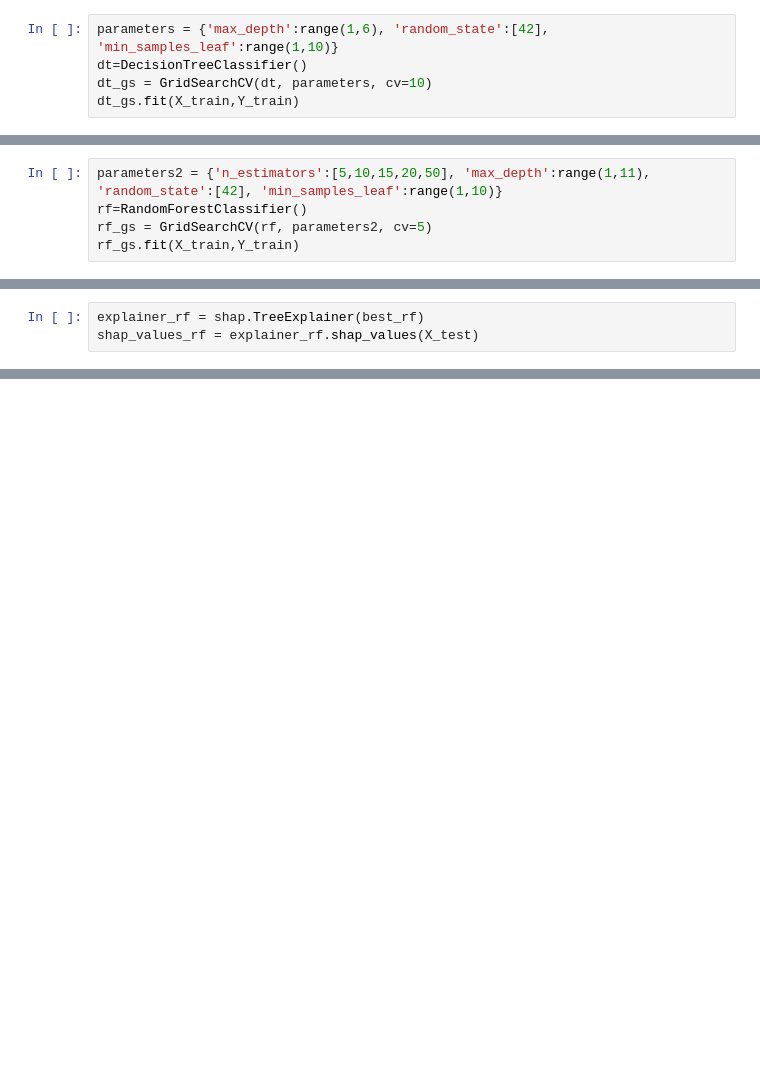
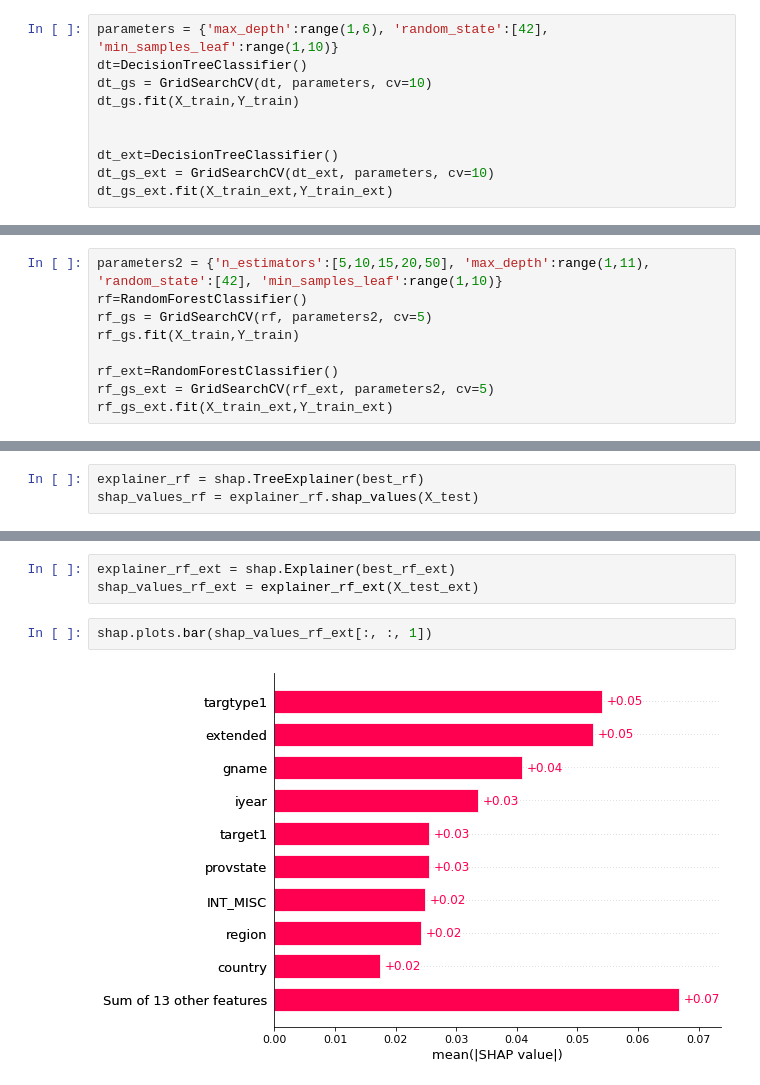
Before and after one commit to polyake/bigdata_hf_2022, a Jupyter notebook: BigDataHF_modelling.ipynb, the cells around one changed output, grey strips where cells are left out. Drawn from its saved outputs; the diff is of its cells as text; blank space fills up the shorter version.

```diff
--- a/BigDataHF_modelling.ipynb
+++ b/BigDataHF_modelling.ipynb
@@ -577,6 +579,11 @@ parameters = {'max_depth':range(1,6), 'random_state':[42], 'min_samples_leaf':ra
 dt=DecisionTreeClassifier()
 dt_gs = GridSearchCV(dt, parameters, cv=10)
 dt_gs.fit(X_train,Y_train)
+
+
+dt_ext=DecisionTreeClassifier()
+dt_gs_ext = GridSearchCV(dt_ext, parameters, cv=10)
+dt_gs_ext.fit(X_train_ext,Y_train_ext)
 # %% [output]
 GridSearchCV(cv=10, estimator=DecisionTreeClassifier(),
              param_grid={'max_depth': range(1, 6),
@@ -674,6 +745,10 @@ parameters2 = {'n_estimators':[5,10,15,20,50], 'max_depth':range(1,11), 'random_
 rf=RandomForestClassifier()
 rf_gs = GridSearchCV(rf, parameters2, cv=5)
 rf_gs.fit(X_train,Y_train)
+
+rf_ext=RandomForestClassifier()
+rf_gs_ext = GridSearchCV(rf_ext, parameters2, cv=5)
+rf_gs_ext.fit(X_train_ext,Y_train_ext)
 # %% [output]
 GridSearchCV(cv=5, estimator=RandomForestClassifier(),
              param_grid={'max_depth': range(1, 11),
@@ -753,3 +886,10 @@ shap.force_plot(explainer_rf.expected_value[1], shap_values_rf[1][25], X_test.il
 # %% [output]
 [interactive output not drawn]
 <shap.plots._force.AdditiveForceVisualizer at 0x...>
+# %%
+explainer_rf_ext = shap.Explainer(best_rf_ext)
+shap_values_rf_ext = explainer_rf_ext(X_test_ext)
+# %%
+shap.plots.bar(shap_values_rf_ext[:, :, 1])
+# %% [output]
+[figure, added]
```
Also changed, not shown: parts of 46 cells of this notebook.
